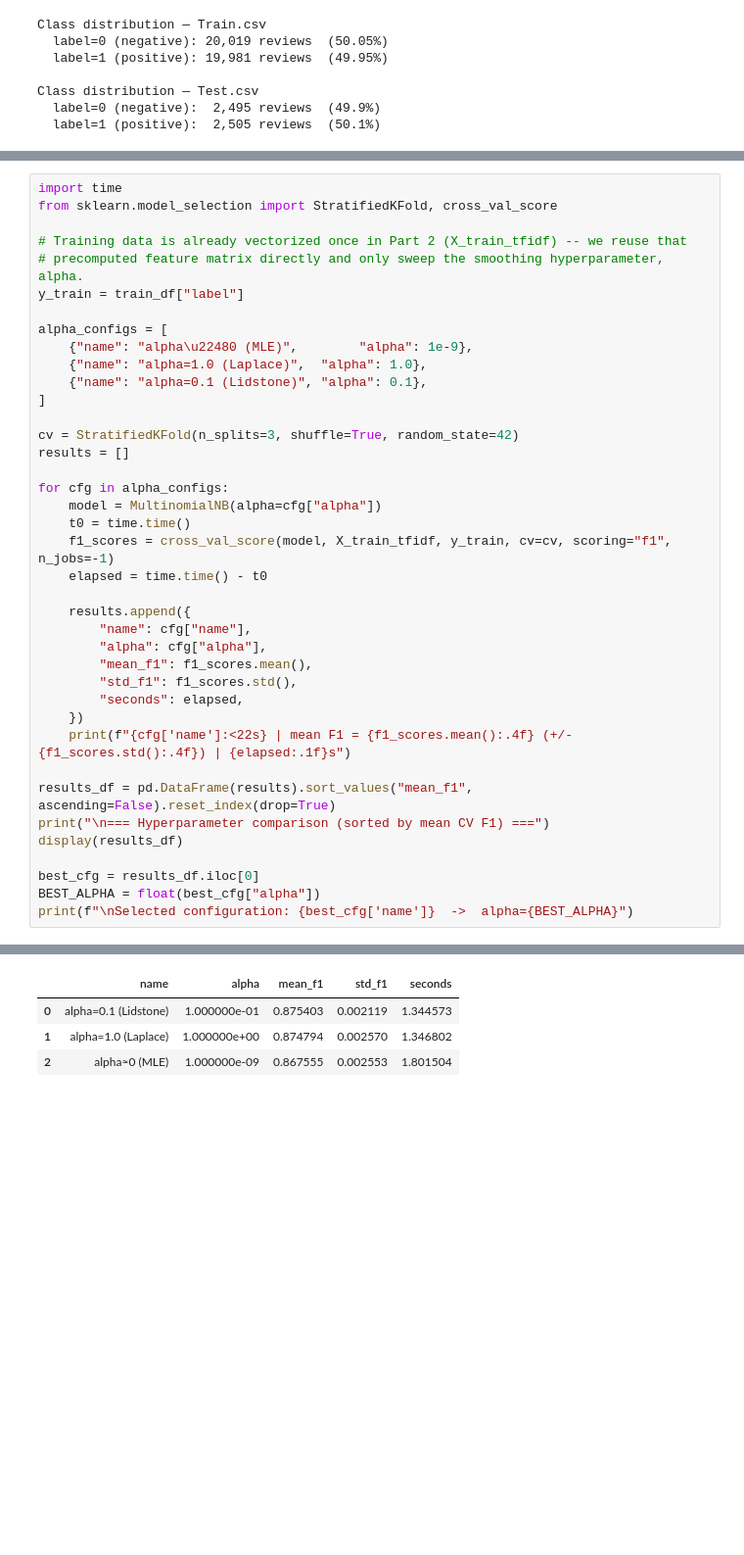
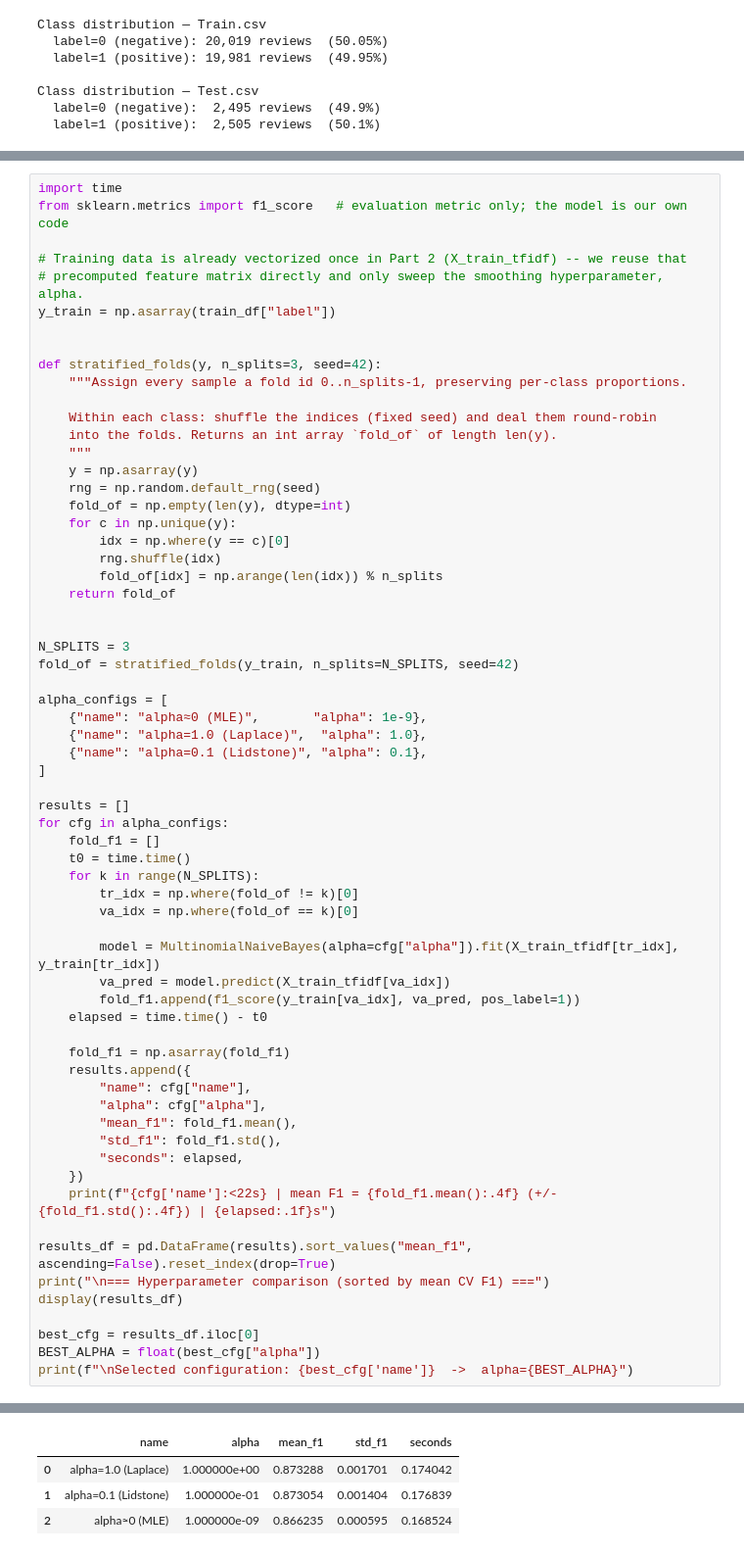
Before and after one commit to kristina-asner/ML_project, a Jupyter notebook: movieReview.ipynb, the cells around one changed output, grey strips where cells are left out. Shown at 98% size. Drawn from its saved outputs; the diff is of its cells as text; blank space fills up the shorter version.

```diff
--- a/movieReview.ipynb
+++ b/movieReview.ipynb
@@ -293,34 +563,59 @@ In the following cell, we evaluate different smoothing strategies for the **Mult
 # %%
 import time
-from sklearn.model_selection import StratifiedKFold, cross_val_score
+from sklearn.metrics import f1_score   # evaluation metric only; the model is our own code
 
 # Training data is already vectorized once in Part 2 (X_train_tfidf) -- we reuse that
 # precomputed feature matrix directly and only sweep the smoothing hyperparameter, alpha.
-y_train = train_df["label"]
+y_train = np.asarray(train_df["label"])
+
+
+def stratified_folds(y, n_splits=3, seed=42):
+    """Assign every sample a fold id 0..n_splits-1, preserving per-class proportions.
+
+    Within each class: shuffle the indices (fixed seed) and deal them round-robin
+    into the folds. Returns an int array `fold_of` of length len(y).
+    """
+    y = np.asarray(y)
+    rng = np.random.default_rng(seed)
+    fold_of = np.empty(len(y), dtype=int)
+    for c in np.unique(y):
+        idx = np.where(y == c)[0]
+        rng.shuffle(idx)
+        fold_of[idx] = np.arange(len(idx)) % n_splits
+    return fold_of
+
+
+N_SPLITS = 3
+fold_of = stratified_folds(y_train, n_splits=N_SPLITS, seed=42)
 
 alpha_configs = [
-    {"name": "alpha\u22480 (MLE)",        "alpha": 1e-9},
+    {"name": "alpha≈0 (MLE)",       "alpha": 1e-9},
     {"name": "alpha=1.0 (Laplace)",  "alpha": 1.0},
     {"name": "alpha=0.1 (Lidstone)", "alpha": 0.1},
 ]
 
-cv = StratifiedKFold(n_splits=3, shuffle=True, random_state=42)
 results = []
+for cfg in alpha_configs:
+    fold_f1 = []
+    t0 = time.time()
+    for k in range(N_SPLITS):
+        tr_idx = np.where(fold_of != k)[0]
+        va_idx = np.where(fold_of == k)[0]
 
-for cfg in alpha_configs:
-    model = MultinomialNB(alpha=cfg["alpha"])
-    t0 = time.time()
-    f1_scores = cross_val_score(model, X_train_tfidf, y_train, cv=cv, scoring="f1", n_jobs=-1)
+        model = MultinomialNaiveBayes(alpha=cfg["alpha"]).fit(X_train_tfidf[tr_idx], y_train[tr_idx])
+        va_pred = model.predict(X_train_tfidf[va_idx])
+        fold_f1.append(f1_score(y_train[va_idx], va_pred, pos_label=1))
     elapsed = time.time() - t0
 
+    fold_f1 = np.asarray(fold_f1)
     results.append({
         "name": cfg["name"],
         "alpha": cfg["alpha"],
-        "mean_f1": f1_scores.mean(),
-        "std_f1": f1_scores.std(),
+        "mean_f1": fold_f1.mean(),
+        "std_f1": fold_f1.std(),
         "seconds": elapsed,
     })
-    print(f"{cfg['name']:<22s} | mean F1 = {f1_scores.mean():.4f} (+/- {f1_scores.std():.4f}) | {elapsed:.1f}s")
+    print(f"{cfg['name']:<22s} | mean F1 = {fold_f1.mean():.4f} (+/- {fold_f1.std():.4f}) | {elapsed:.1f}s")
 
 results_df = pd.DataFrame(results).sort_values("mean_f1", ascending=False).reset_index(drop=True)
 print("\n=== Hyperparameter comparison (sorted by mean CV F1) ===")
@@ -336,6 +631,6 @@ alpha=0.1 (Lidstone)   | mean F1 = 0.8754 (+/- 0.0021) | 1.3s
 
 === Hyperparameter comparison (sorted by mean CV F1) ===
 |  | name | alpha | mean_f1 | std_f1 | seconds |
-| 0 | alpha=0.1 (Lidstone) | 1.000000e-01 | 0.875403 | 0.002119 | 1.344573 |
-| 1 | alpha=1.0 (Laplace) | 1.000000e+00 | 0.874794 | 0.002570 | 1.346802 |
-| 2 | alpha≈0 (MLE) | 1.000000e-09 | 0.867555 | 0.002553 | 1.801504 |
+| 0 | alpha=1.0 (Laplace) | 1.000000e+00 | 0.873288 | 0.001701 | 0.174042 |
+| 1 | alpha=0.1 (Lidstone) | 1.000000e-01 | 0.873054 | 0.001404 | 0.176839 |
+| 2 | alpha≈0 (MLE) | 1.000000e-09 | 0.866235 | 0.000595 | 0.168524 |
```
Also changed, not shown: parts of 11 cells of this notebook, 1 other file.
